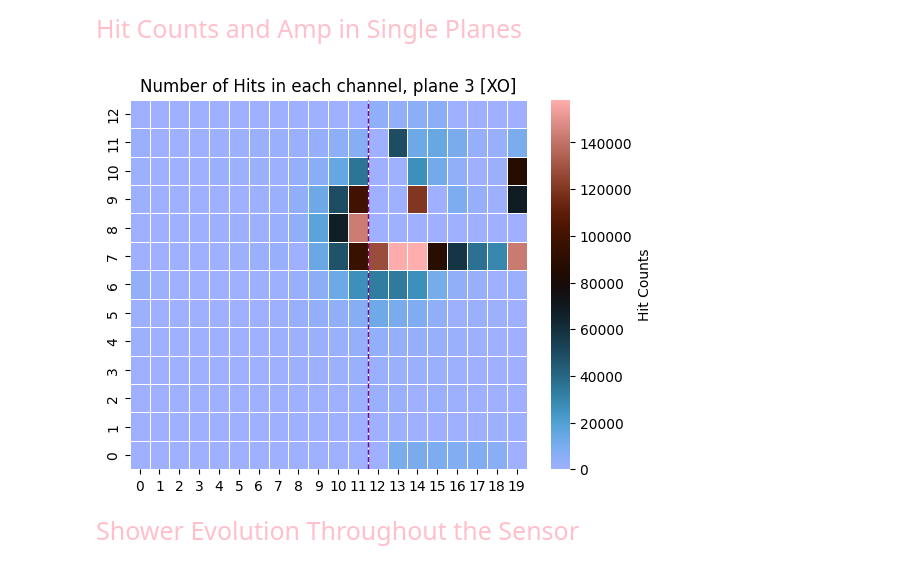
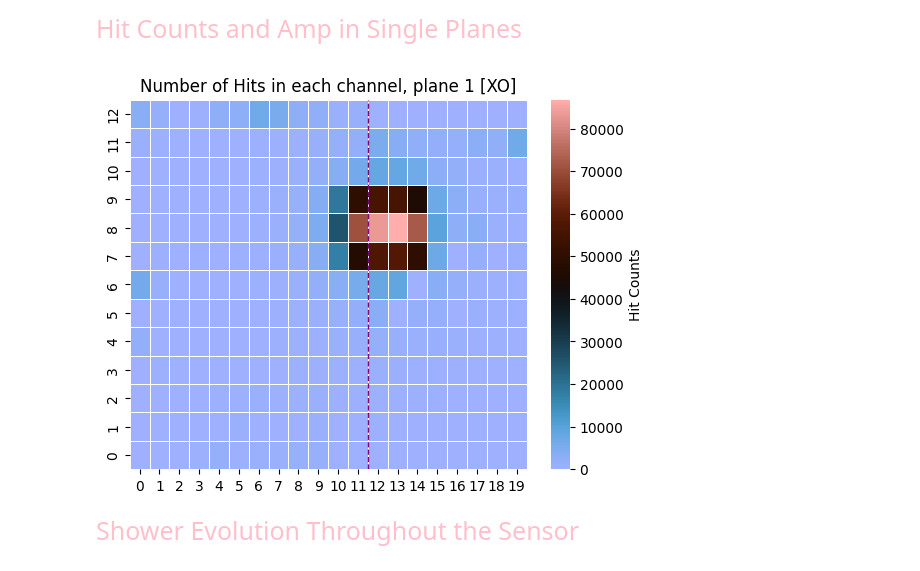
Before and after one commit to Ben-David-Ben/F-Cal-TB-Project, a Jupyter notebook: TB2025_Gap_1080_Reco.ipynb, the cells around one changed output. Saved outputs shown, nothing was run; the diff lists cells and outputs as text; code cells hidden in the pictures.

```diff
--- a/TB2025_Gap_1080_Reco.ipynb
+++ b/TB2025_Gap_1080_Reco.ipynb
@@ -31,9 +34,9 @@ hit_data = rf.get_ROOT_data_zip_RECO(run_number)
 
 Hit Counts and Amp in Single Planes
 # %%
-rf.hits_amount_colormap_single_plane(hit_data, 3)
+rf.hits_amount_colormap_single_plane(hit_data, 1, inverse_plane_order=True)
 # %% [output]
-[figure, old version]
+[figure, new version]
 # %% [markdown]
 <span style="font-family: arial; font-size:25px; color:pink">
 
```
Also changed, not shown: parts of 6 cells of this notebook, 6 other files.
